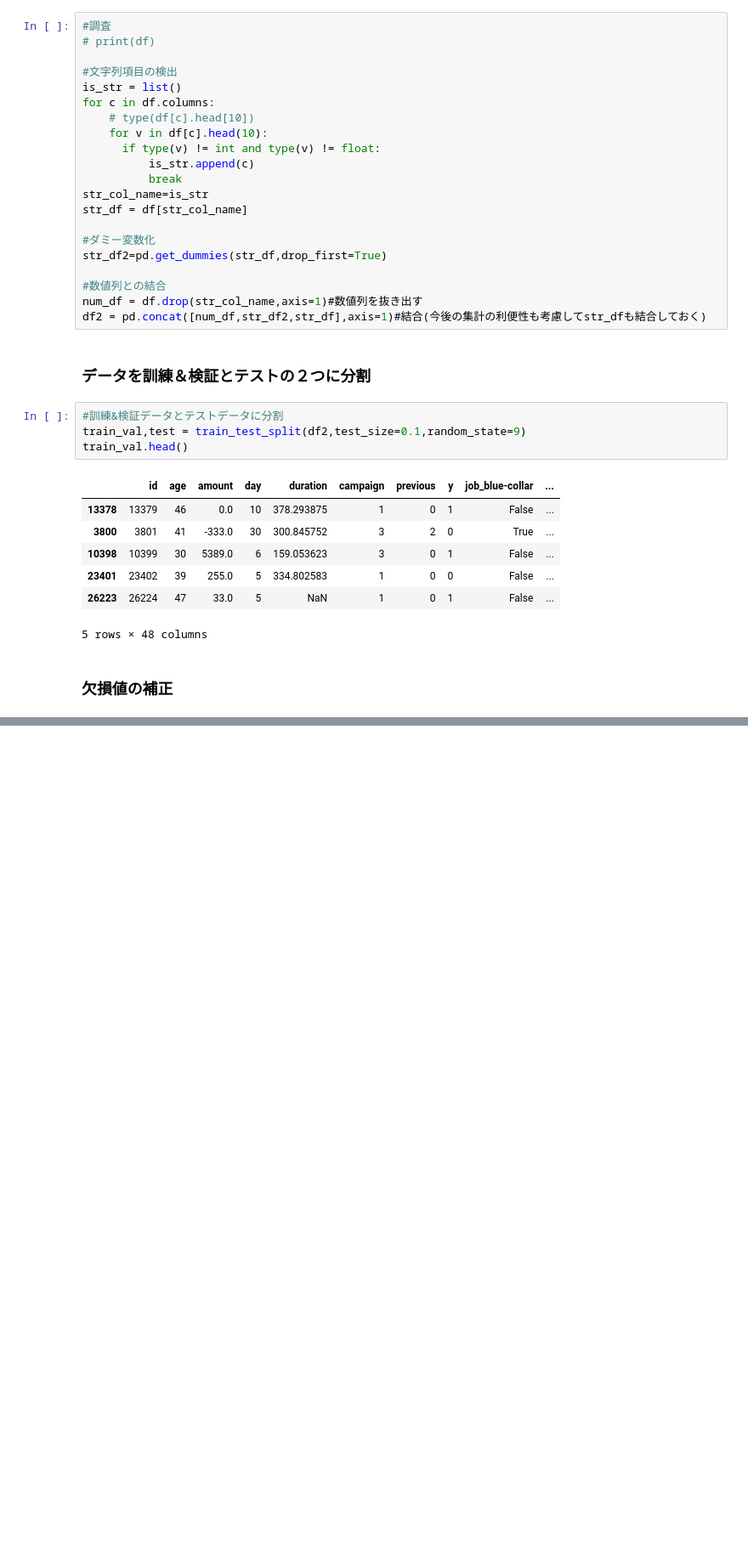
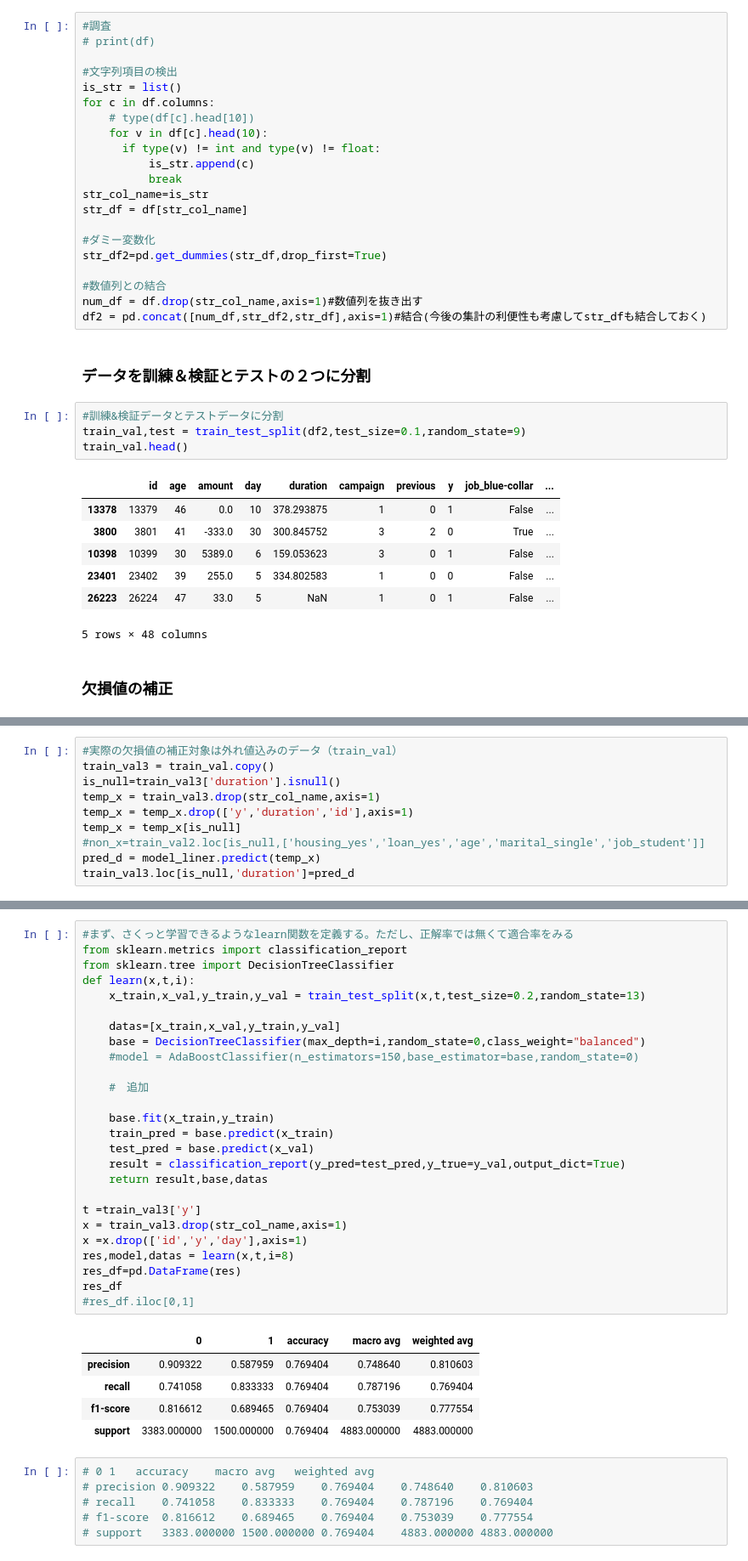
Before and after one commit to ahiru3test/aiai, a Jupyter notebook: notebook/sukkiri-ml-codes/ipynb/chap13b.ipynb, the cells around one changed output, grey strips where cells are left out. Shown at 85% size. Saved outputs shown, nothing was run; the diff lists cells and outputs as text; blank space fills up the shorter version.

```diff
--- a/notebook/sukkiri-ml-codes/ipynb/chap13b.ipynb
+++ b/notebook/sukkiri-ml-codes/ipynb/chap13b.ipynb
@@ -80,0 +223,10 @@ temp_x = not_nan_df.drop(str_col_name,axis=1)
+# %%
+#実際の欠損値の補正対象は外れ値込みのデータ（train_val）
+train_val3 = train_val.copy()
+is_null=train_val3['duration'].isnull()
+temp_x = train_val3.drop(str_col_name,axis=1)
+temp_x = temp_x.drop(['y','duration','id'],axis=1)
+temp_x = temp_x[is_null]
+#non_x=train_val2.loc[is_null,['housing_yes','loan_yes','age','marital_single','job_student']]
+pred_d = model_liner.predict(temp_x)
+train_val3.loc[is_null,'duration']=pred_d
@@ -80,0 +257,38 @@ temp_x = not_nan_df.drop(str_col_name,axis=1)
+# %%
+#まず、さくっと学習できるようなlearn関数を定義する。ただし、正解率では無くて適合率をみる
+from sklearn.metrics import classification_report
+from sklearn.tree import DecisionTreeClassifier
+def learn(x,t,i):
+    x_train,x_val,y_train,y_val = train_test_split(x,t,test_size=0.2,random_state=13)
+
+    datas=[x_train,x_val,y_train,y_val]
+    base = DecisionTreeClassifier(max_depth=i,random_state=0,class_weight="balanced")
+    #model = AdaBoostClassifier(n_estimators=150,base_estimator=base,random_state=0)
+
+    #　追加
+
+    base.fit(x_train,y_train)
+    train_pred = base.predict(x_train)
+    test_pred = base.predict(x_val)
+    result = classification_report(y_pred=test_pred,y_true=y_val,output_dict=True)
+    return result,base,datas
+
+t =train_val3['y']
+x = train_val3.drop(str_col_name,axis=1)
+x =x.drop(['id','y','day'],axis=1)
+res,model,datas = learn(x,t,i=8)
+res_df=pd.DataFrame(res)
+res_df
+#res_df.iloc[0,1]
+# %% [output]
+|  | 0 | 1 | accuracy | macro avg | weighted avg |
+| precision | 0.909322 | 0.587959 | 0.769404 | 0.748640 | 0.810603 |
+| recall | 0.741058 | 0.833333 | 0.769404 | 0.787196 | 0.769404 |
+| f1-score | 0.816612 | 0.689465 | 0.769404 | 0.753039 | 0.777554 |
+| support | 3383.000000 | 1500.000000 | 0.769404 | 4883.000000 | 4883.000000 |
+# %%
+# 0	1	accuracy	macro avg	weighted avg
+# precision	0.909322	0.587959	0.769404	0.748640	0.810603
+# recall	0.741058	0.833333	0.769404	0.787196	0.769404
+# f1-score	0.816612	0.689465	0.769404	0.753039	0.777554
+# support	3383.000000	1500.000000	0.769404	4883.000000	4883.000000
```
Also changed, not shown: parts of 13 cells of this notebook, 1 other file.
